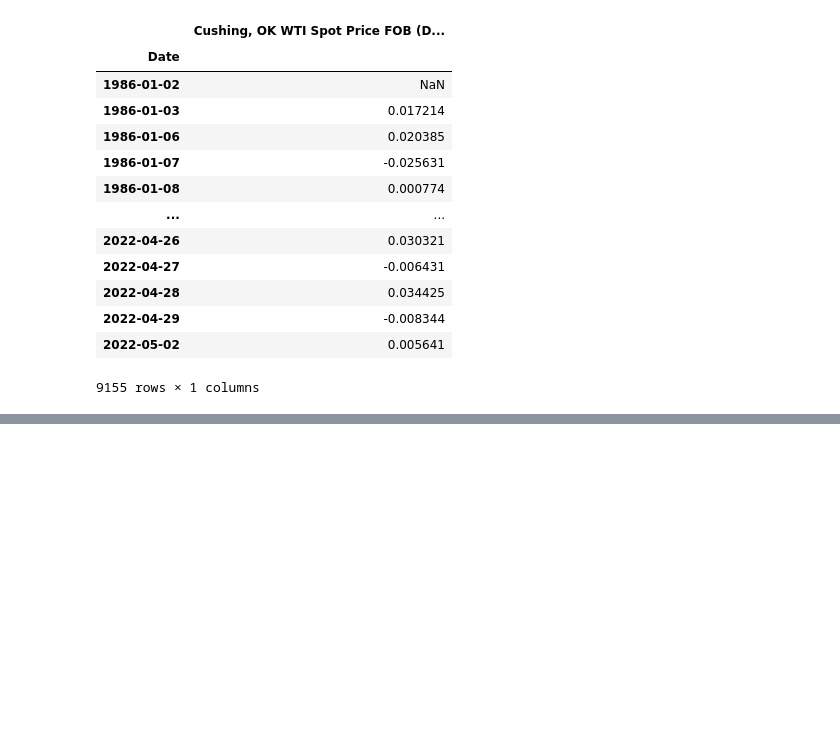
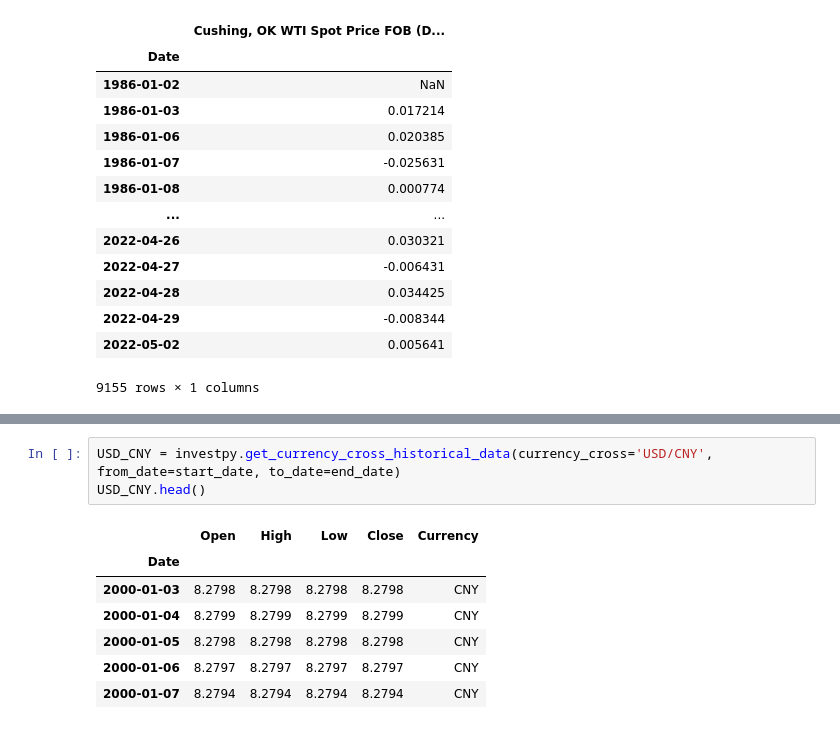
Before and after one commit to HJNVR/high_priority_papers, a Jupyter notebook: src/9. Forecasting daily stock market return using dimensionality reduction.ipynb, the cells around one changed output, grey strips where cells are left out. Drawn from its saved outputs; the diff is of its cells as text; blank space fills up the shorter version.

```diff
--- a/src/9. Forecasting daily stock market return using dimensionality reduction.ipynb
+++ b/src/9. Forecasting daily stock market return using dimensionality reduction.ipynb
@@ -678,0 +763,11 @@ OIL
+# %%
+USD_CNY = investpy.get_currency_cross_historical_data(currency_cross='USD/CNY', from_date=start_date, to_date=end_date)
+USD_CNY.head()
+# %% [output]
+|  | Open | High | Low | Close | Currency |
+| Date |  |  |  |  |  |
+| 2000-01-03 | 8.2798 | 8.2798 | 8.2798 | 8.2798 | CNY |
+| 2000-01-04 | 8.2799 | 8.2799 | 8.2799 | 8.2799 | CNY |
+| 2000-01-05 | 8.2798 | 8.2798 | 8.2798 | 8.2798 | CNY |
+| 2000-01-06 | 8.2797 | 8.2797 | 8.2797 | 8.2797 | CNY |
+| 2000-01-07 | 8.2794 | 8.2794 | 8.2794 | 8.2794 | CNY |
```
Also changed, not shown: parts of 8 cells of this notebook.
